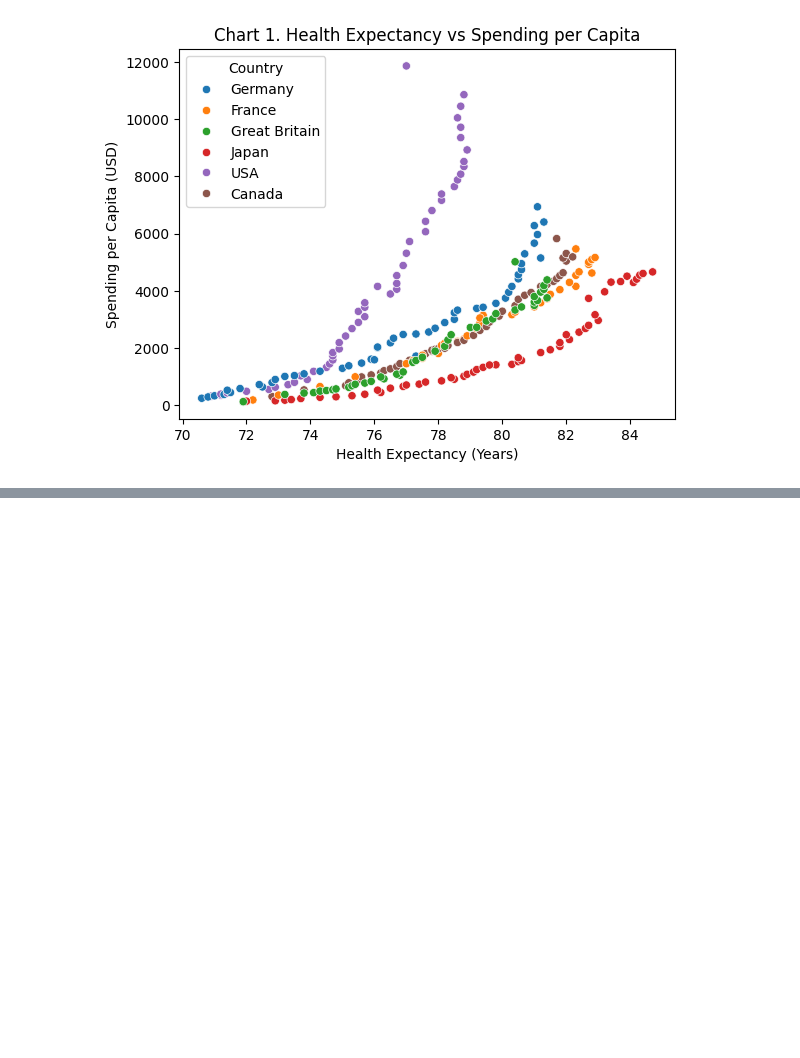
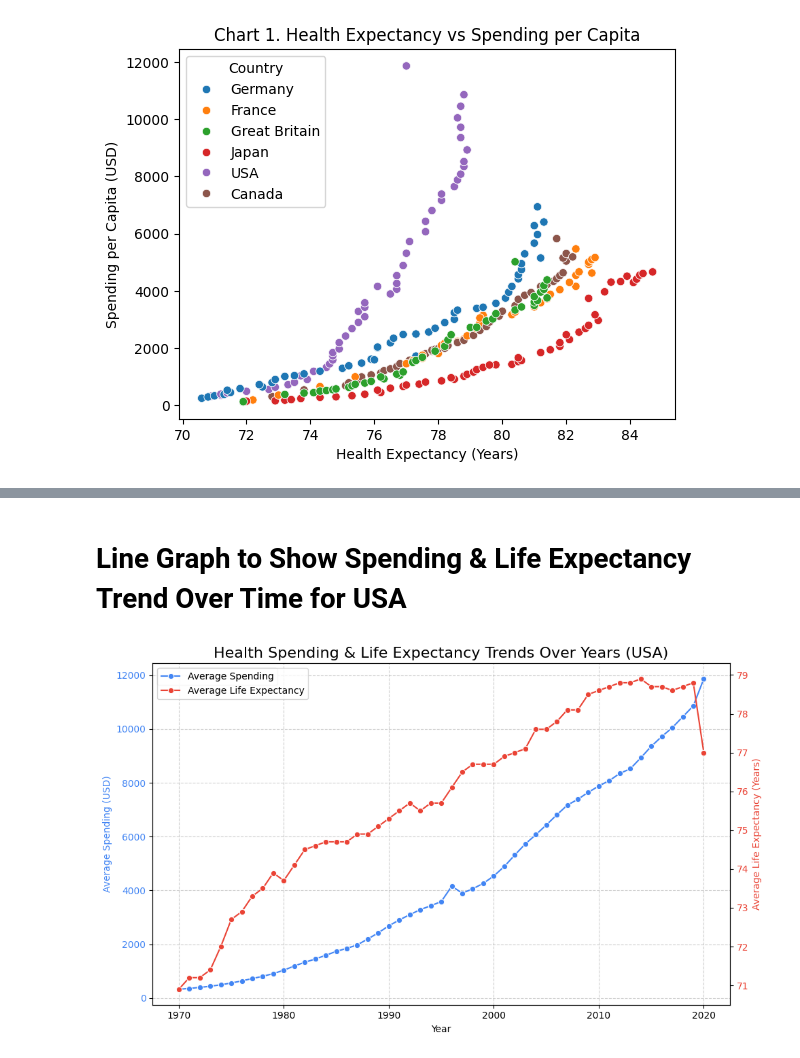
Before and after one commit to jarjarredred/datafun-06-eda, a Jupyter notebook: jarred_eda.ipynb, the cells around one changed output, grey strips where cells are left out. Saved outputs shown, nothing was run; the diff lists cells and outputs as text; code cells hidden in the pictures; blank space fills up the shorter version.

```diff
--- a/jarred_eda.ipynb
+++ b/jarred_eda.ipynb
@@ -158,0 +187,46 @@ Text(0.5, 1.0, 'Chart 1. Health Expectancy vs Spending per Capita')
+# %% [markdown]
+# Line Graph to Show Spending & Life Expectancy Trend Over Time for USA
+# %%
+# --- Filter data for 'USA' only ---
+healthexp_df_usa = healthexp_df[healthexp_df['Country'] == 'USA']
+
+# --- Data Transformation ---
+# Calculate average spending and life expectancy per year for USA
+processed_trend_data = healthexp_df_usa.groupby('Year').agg(
+    Average_Spending_USD=('Spending_USD', 'mean'),
+    Average_Life_Expectancy_Years=('Life_Expectancy_Years', 'mean')
+).reset_index()
+
+# Sort by year to ensure correct line plotting
+processed_trend_data = processed_trend_data.sort_values(by='Year')
+
+# --- Plotting with Matplotlib and Seaborn ---
+fig, ax1 = plt.subplots(figsize=(10, 6))
+
+# Plot Average Spending on the left Y-axis
+color_spending = '#4285F4' # Google Blue
+sns.lineplot(x='Year', y='Average_Spending_USD', data=processed_trend_data, ax=ax1, color=color_spending, marker='o', label='Average Spending')
+ax1.set_xlabel('Year')
+ax1.set_ylabel('Average Spending (USD)', color=color_spending)
+ax1.tick_params(axis='y', labelcolor=color_spending)
+ax1.grid(True, linestyle='--', alpha=0.6)
+
+# Create a second Y-axis (twinx) for Life Expectancy
+ax2 = ax1.twinx()
+color_life_exp = '#EA4335' # Google Red
+sns.lineplot(x='Year', y='Average_Life_Expectancy_Years', data=processed_trend_data, ax=ax2, color=color_life_exp, marker='o', label='Average Life Expectancy')
+ax2.set_ylabel('Average Life Expectancy (Years)', color=color_life_exp)
+ax2.tick_params(axis='y', labelcolor=color_life_exp)
+
+# Title of the chart
+plt.title('Health Spending & Life Expectancy Trends Over Years (USA)', fontsize=16)
+
+# Combine legends from both axes
+lines, labels = ax1.get_legend_handles_labels()
+lines2, labels2 = ax2.get_legend_handles_labels()
+ax2.legend(lines + lines2, labels + labels2, loc='upper left')
+
+plt.tight_layout() # Adjust layout to prevent labels from overlapping
+plt.show()
+# %% [output]
+[figure, added]
```
Also changed, not shown: parts of 17 cells of this notebook, 1 other file.
